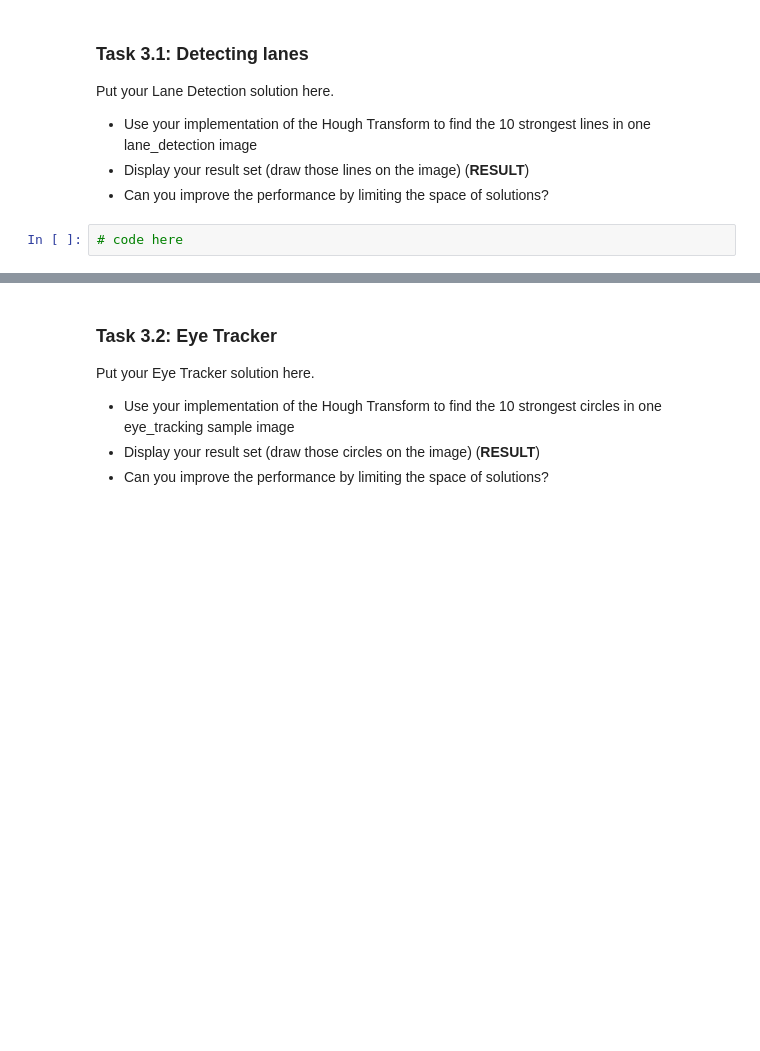
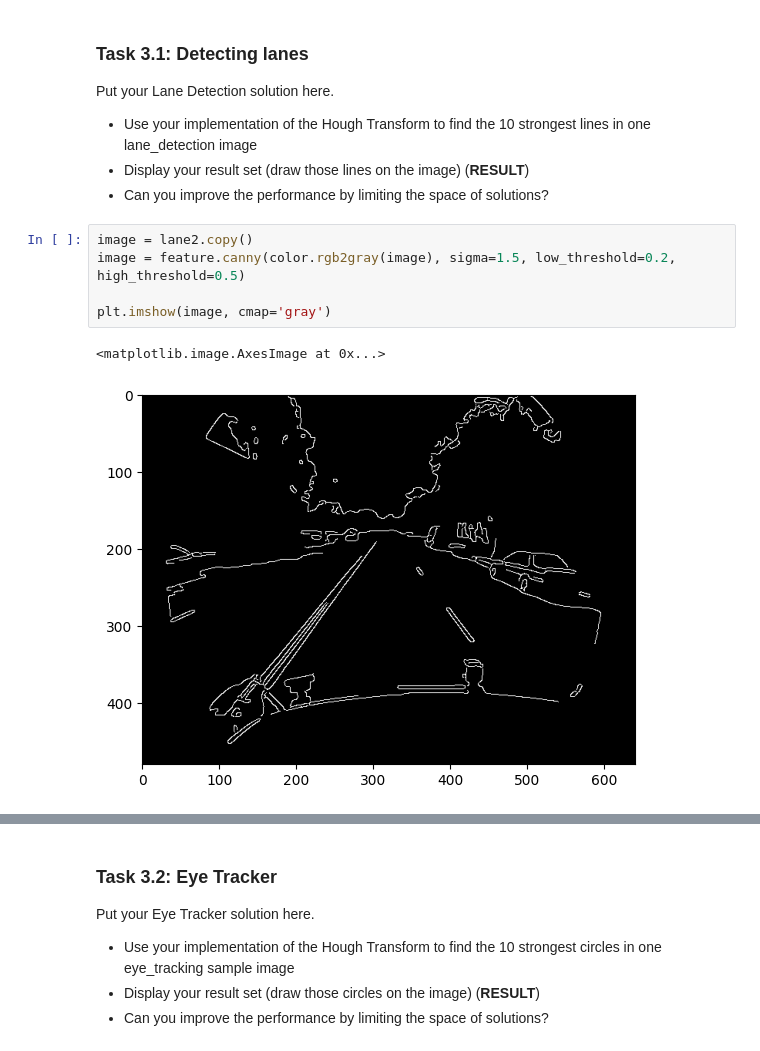
Before and after one commit to theRealProHacker/Computer-Vision, a Jupyter notebook: assignment03.ipynb, the cells around one changed output, grey strips where cells are left out. Saved outputs shown, nothing was run; the diff lists cells and outputs as text; blank space fills up the shorter version.

```diff
--- a/assignment03.ipynb
+++ b/assignment03.ipynb
@@ -76,5 +82,11 @@ Put your Lane Detection solution here.
 * Use your implementation of the Hough Transform to find the 10 strongest lines in one lane_detection image
 * Display your result set (draw those lines on the image) (**RESULT**)
 * Can you improve the performance by limiting the space of solutions?
-# %%
-# code here
+# %%
+image = lane2.copy()
+image = feature.canny(color.rgb2gray(image), sigma=1.5, low_threshold=0.2, high_threshold=0.5)
+
+plt.imshow(image, cmap='gray')
+# %% [output]
+<matplotlib.image.AxesImage at 0x...>
+[figure, added]
```
Also changed, not shown: parts of 9 cells of this notebook, 1 other file.
